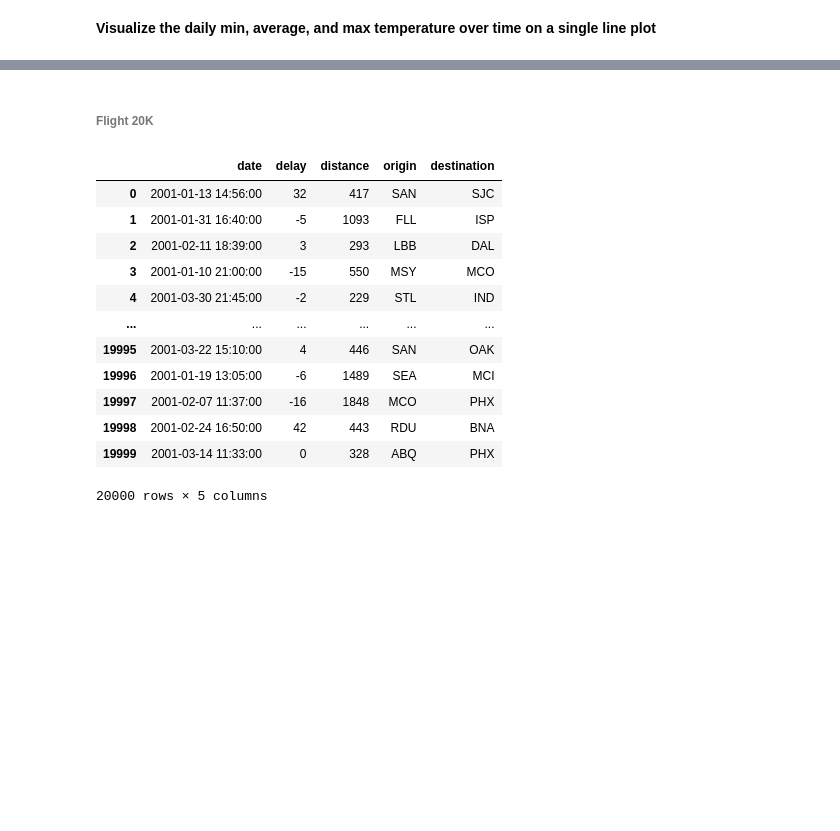
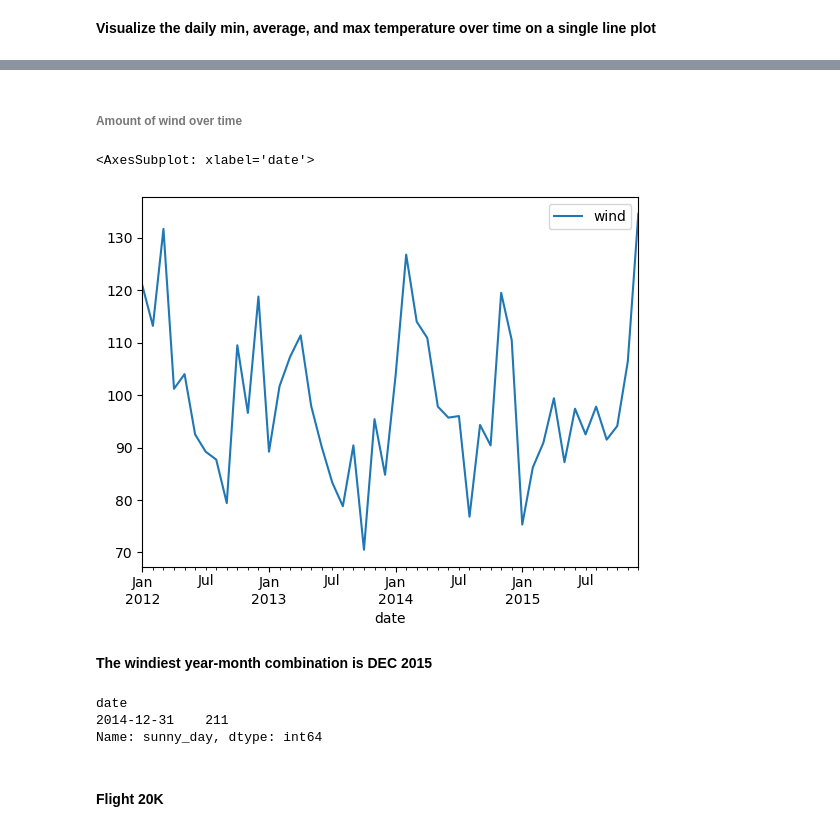
Before and after one commit to jacobpanyathong1/time-series-exercises, a Jupyter notebook: time_series_data_exercises.ipynb, the cells around one changed output, grey strips where cells are left out. Saved outputs shown, nothing was run; the diff lists cells and outputs as text; code cells hidden in the pictures; blank space fills up the shorter version.

```diff
--- a/time_series_data_exercises.ipynb
+++ b/time_series_data_exercises.ipynb
@@ -91,0 +142,9 @@ df.resample('D').agg(['mean','min','max']).plot()
+# %% [markdown]
+######  Amount of wind over time
+# %%
+wind_df.resample('M').sum().plot()
+# %% [output]
+<AxesSubplot: xlabel='date'>
+[figure, added]
+# %% [markdown]
+**The windiest year-month combination is DEC 2015**
@@ -91,0 +155,6 @@ df.resample('D').agg(['mean','min','max']).plot()
+# %%
+weather_new_df.sunny_day.resample('Y').sum().sort_values(ascending=False).head(1)
+# %% [output]
+date
+2014-12-31    211
+Name: sunny_day, dtype: int64
@@ -92,18 +165,2 @@ df.resample('D').agg(['mean','min','max']).plot()
 # %% [markdown]
-###### Flight 20K
+#### Flight 20K
-# %%
-data.flights_20k()
-# %% [output]
-|  | date | delay | distance | origin | destination |
-| 0 | 2001-01-13 14:56:00 | 32 | 417 | SAN | SJC |
-| 1 | 2001-01-31 16:40:00 | -5 | 1093 | FLL | ISP |
-| 2 | 2001-02-11 18:39:00 | 3 | 293 | LBB | DAL |
-| 3 | 2001-01-10 21:00:00 | -15 | 550 | MSY | MCO |
-| 4 | 2001-03-30 21:45:00 | -2 | 229 | STL | IND |
-| ... | ... | ... | ... | ... | ... |
-| 19995 | 2001-03-22 15:10:00 | 4 | 446 | SAN | OAK |
-| 19996 | 2001-01-19 13:05:00 | -6 | 1489 | SEA | MCI |
-| 19997 | 2001-02-07 11:37:00 | -16 | 1848 | MCO | PHX |
-| 19998 | 2001-02-24 16:50:00 | 42 | 443 | RDU | BNA |
-| 19999 | 2001-03-14 11:33:00 | 0 | 328 | ABQ | PHX |
-20000 rows × 5 columns
```
Also changed, not shown: parts of 18 cells of this notebook.
